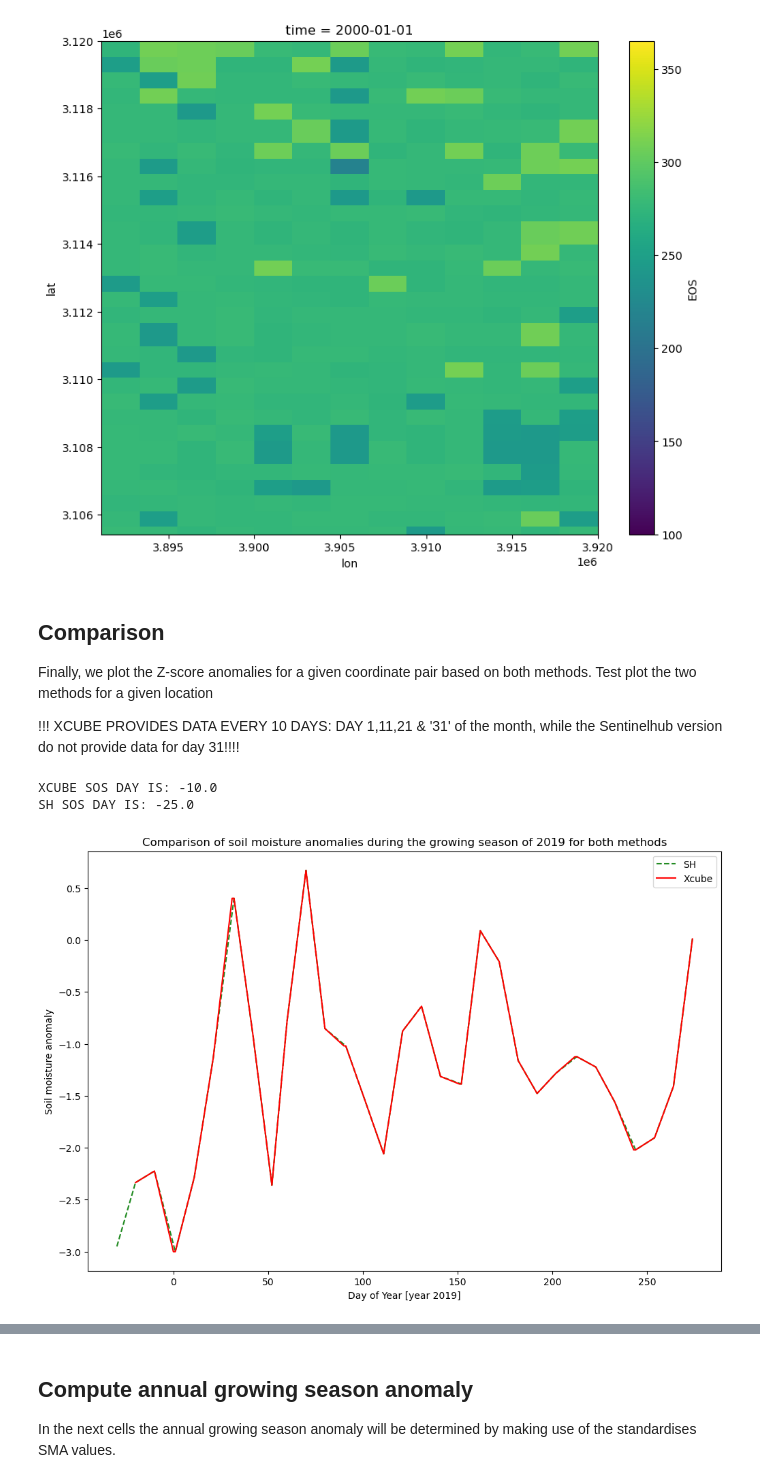
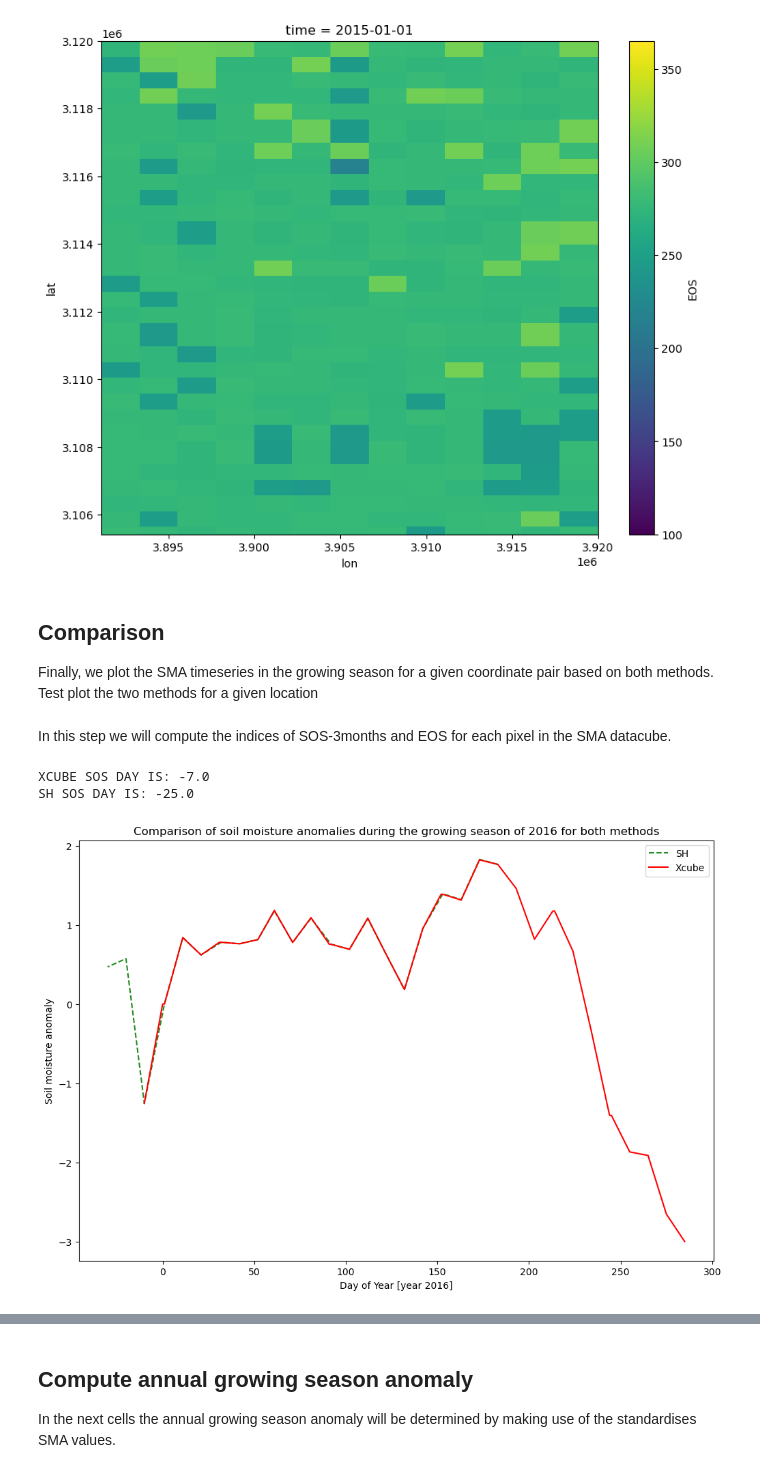
Before and after one commit to VITObelgium/HR-VPP-High-Resolution-Vegetation-Phenology-and-Productivity, a Jupyter notebook: scripts/usecases/notebooks/HR-VPP_drought_usecase.ipynb, the cells around one changed output, grey strips where cells are left out. Cells and saved outputs as stored; diff of their text form; code cells hidden in the pictures.

Commit message:
Version_2021_10_18: Task 1.1 + 1.2 finished

```diff
--- a/scripts/usecases/notebooks/HR-VPP_drought_usecase.ipynb
+++ b/scripts/usecases/notebooks/HR-VPP_drought_usecase.ipynb
@@ -171,7 +171,7 @@ EEA_timesat_collection = "e541af9d-a9f4-4aba-8952-e5d2a73fcb0d"
 
 Below the user should define for which years, the cubes should be generated to perform the drought monitoring.
 # %%
-years_range = [2000,2019] #options between 2000-2019
+years_range = [2015,2019] #options between 2000-2019
 years_names = list(np.arange(years_range[0],years_range[-1]+1,1))
 # %% [markdown]
 # Section 1: xcube <a id='xcube'></a>
@@ -835,8 +828,8 @@ def create_SHUB_request_over_years(years_range):
             SentinelHubRequest.input_data(
                 data_collection = DataCollection.define_byoc(EEA_Soil_Moisture_collection),
                 time_interval=(date_start_SMA, '{}-12-31'.format(str(years_range[-1]))),
-                upsampling="NEAREST", ## might be changed to bilinear
-                downsampling="NEAREST",
+                upsampling="BILINEAR", ## might be changed to bilinear
+                downsampling="BILINEAR",
                 other_args = {"id": "SM"}
             ),
             SentinelHubRequest.input_data(
@@ -1007,4 +1000,4 @@ In the next two cells we build a cube containing SMA and Z values, and a cube co
 # %%
 timesat_SH = create_doy_cube(output_folder, request_true_color.get_filename_list()[0], ["SOS", "EOS"], year =years_names)
 # %%
-sma_SH = create_cube(output_folder, request_true_color.get_filename_list()[0], ["SMA", "Z"])
+sma_SH = create_cube(output_folder, request_true_color.get_filename_list()[0], ["SMA"])
@@ -1046,11 +1031,11 @@ plt.show()
 # %% [markdown]
 ## Comparison
 
-Finally, we plot the Z-score anomalies for a given coordinate pair based on both methods.
+Finally, we plot the SMA timeseries in the growing season for a given coordinate pair based on both methods.
 Test plot the two methods for a given location
-
-!!! XCUBE PROVIDES DATA EVERY 10 DAYS: DAY 1,11,21 & '31' of the month, while the Sentinelhub version do not provide data for day 31!!!!
 # %%
 latitude = 389150
 longitude = 3105430
+# %% [markdown]
+In this step we will compute the indices of SOS-3months and EOS for each pixel in the SMA datacube.
 # %%
@@ -1092,9 +1076,9 @@ def comparison_plot(sma_sh, sma_xcube, timesat_sh, timesat_xcube, year_compariso
 # %%
 print('XCUBE SOS DAY IS: {}'.format(str(timesat_xcube['sos_doy_3m'].sel(y=latitude, x=longitude, method="nearest").values[0])))
 print('SH SOS DAY IS: {}'.format(str(timesat_SH['SOS'].sel(lat=latitude, lon=longitude, method="nearest").values[0])))
-comparison_plot(sma_SH, sma_xcube, timesat_SH, timesat_xcube, 2019, latitude, longitude, years_names)
+comparison_plot(sma_SH, sma_xcube, timesat_SH, timesat_xcube, 2016, latitude, longitude, years_names)
 # %% [output]
-XCUBE SOS DAY IS: -10.0
+XCUBE SOS DAY IS: -7.0
 SH SOS DAY IS: -25.0
-[figure, old version]
+[figure, new version]
 # %% [markdown]
```
Also changed, not shown: parts of 25 cells of this notebook.
